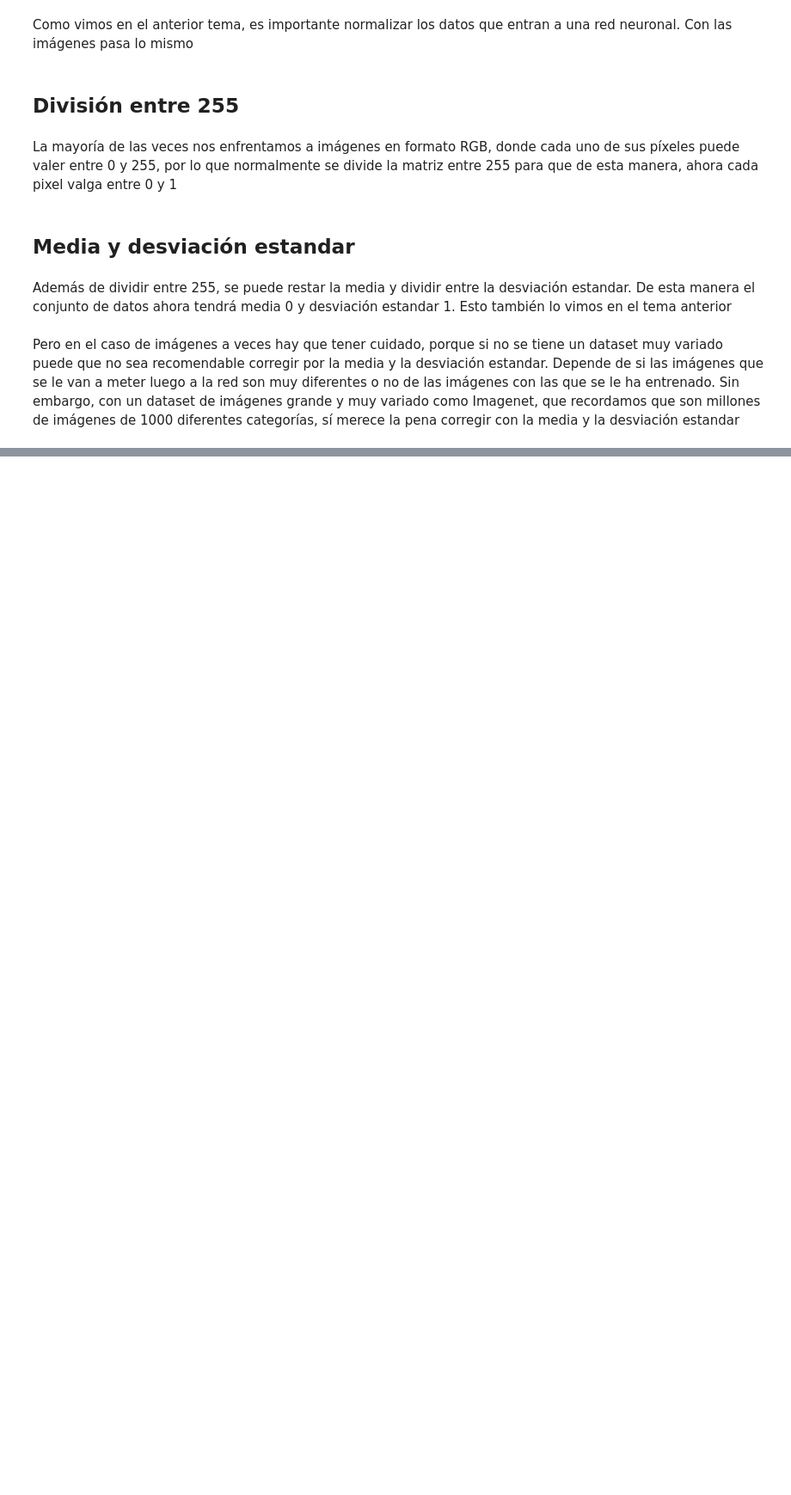
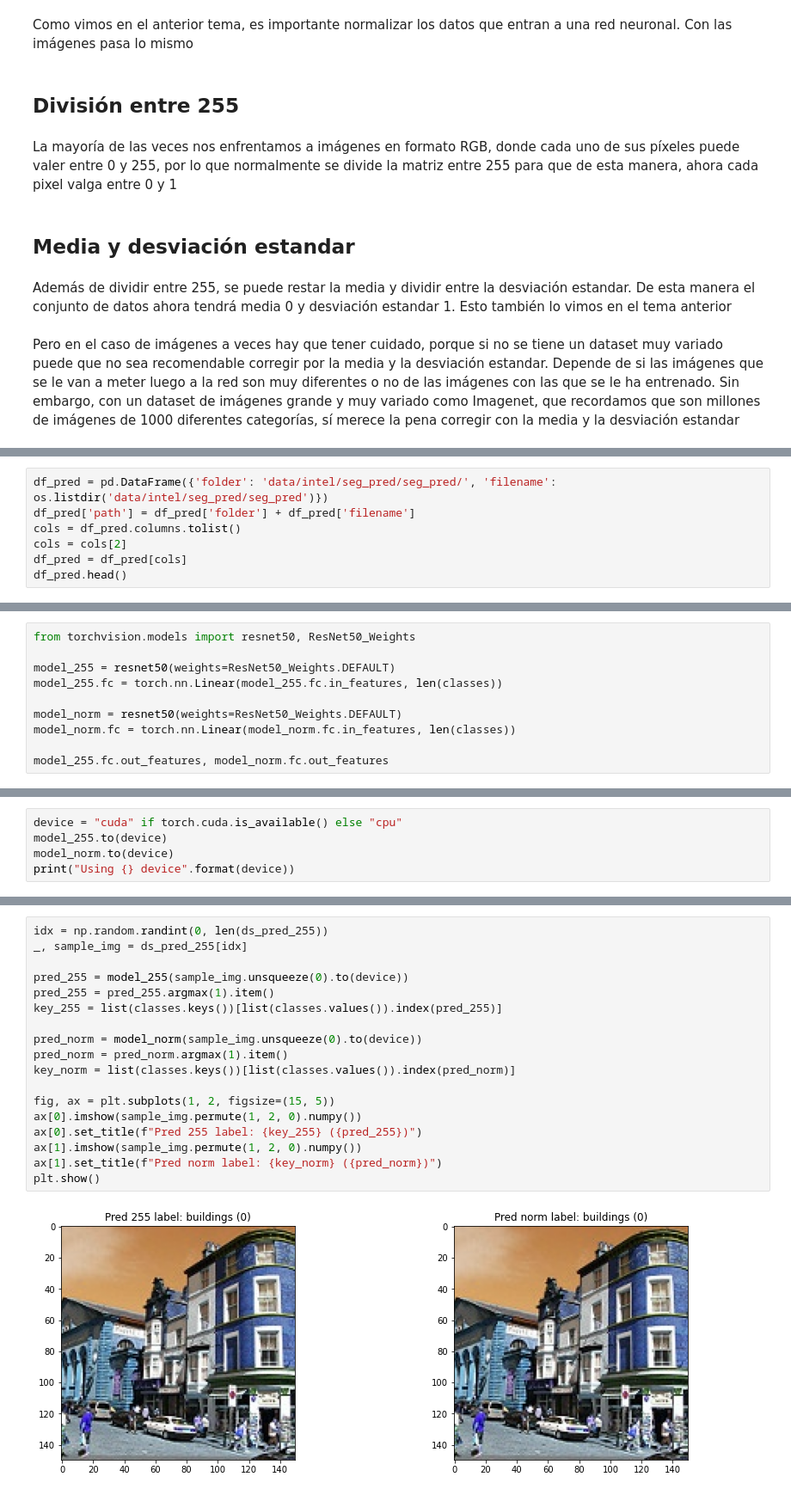
Before and after one commit to maximofn/Curso_Pytorch, a Jupyter notebook: 04 Redes convolucionales/14 Normalizacion de las imágenes.ipynb, the cells around one changed output, grey strips where cells are left out. Shown at 86% size. Cells and saved outputs as stored; diff of their text form; blank space fills up the shorter version.

```diff
--- a/04 Redes convolucionales/14 Normalizacion de las imágenes.ipynb
+++ b/04 Redes convolucionales/14 Normalizacion de las imágenes.ipynb
@@ -15,0 +68,7 @@ Sin embargo, con un dataset de imágenes grande y muy variado como Imagenet, que
+# %%
+df_pred = pd.DataFrame({'folder': 'data/intel/seg_pred/seg_pred/', 'filename': os.listdir('data/intel/seg_pred/seg_pred')})
+df_pred['path'] = df_pred['folder'] + df_pred['filename']
+cols = df_pred.columns.tolist()
+cols = cols[2]
+df_pred = df_pred[cols]
+df_pred.head()
@@ -15,0 +240,10 @@ Sin embargo, con un dataset de imágenes grande y muy variado como Imagenet, que
+# %%
+from torchvision.models import resnet50, ResNet50_Weights
+
+model_255 = resnet50(weights=ResNet50_Weights.DEFAULT)
+model_255.fc = torch.nn.Linear(model_255.fc.in_features, len(classes))
+
+model_norm = resnet50(weights=ResNet50_Weights.DEFAULT)
+model_norm.fc = torch.nn.Linear(model_norm.fc.in_features, len(classes))
+
+model_255.fc.out_features, model_norm.fc.out_features
@@ -15,0 +252,5 @@ Sin embargo, con un dataset de imágenes grande y muy variado como Imagenet, que
+# %%
+device = "cuda" if torch.cuda.is_available() else "cpu"
+model_255.to(device)
+model_norm.to(device)
+print("Using {} device".format(device))
@@ -15,0 +405,20 @@ Sin embargo, con un dataset de imágenes grande y muy variado como Imagenet, que
+# %%
+idx = np.random.randint(0, len(ds_pred_255))
+_, sample_img = ds_pred_255[idx]
+
+pred_255 = model_255(sample_img.unsqueeze(0).to(device))
+pred_255 = pred_255.argmax(1).item()
+key_255 = list(classes.keys())[list(classes.values()).index(pred_255)]
+
+pred_norm = model_norm(sample_img.unsqueeze(0).to(device))
+pred_norm = pred_norm.argmax(1).item()
+key_norm = list(classes.keys())[list(classes.values()).index(pred_norm)]
+
+fig, ax = plt.subplots(1, 2, figsize=(15, 5))
+ax[0].imshow(sample_img.permute(1, 2, 0).numpy())
+ax[0].set_title(f"Pred 255 label: {key_255} ({pred_255})")
+ax[1].imshow(sample_img.permute(1, 2, 0).numpy())
+ax[1].set_title(f"Pred norm label: {key_norm} ({pred_norm})")
+plt.show()
+# %% [output]
+[figure, added]
```
Also changed, not shown: parts of 39 cells of this notebook.
